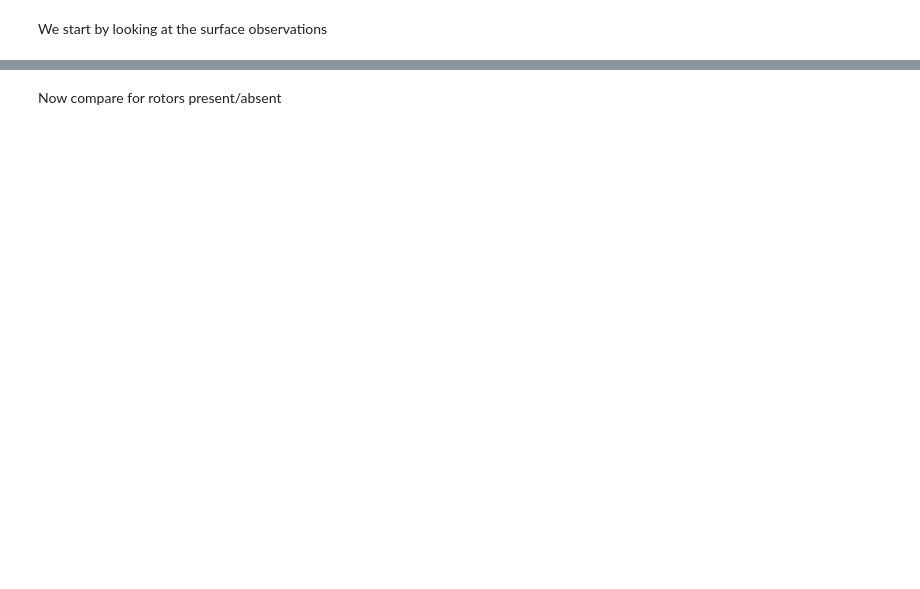
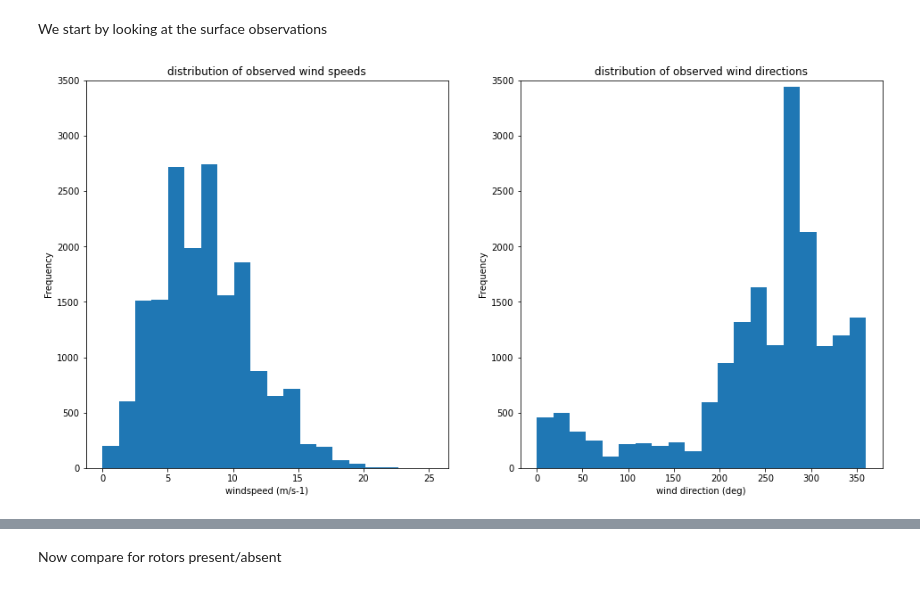
Before and after one commit to informatics-lab/ml_weather_tutorial, a Jupyter notebook: 01_data_exploration.ipynb, the cells around one changed output, grey strips where cells are left out. Cells and saved outputs as stored; diff of their text form; code cells hidden in the pictures; blank space fills up the shorter version.

```diff
--- a/01_data_exploration.ipynb
+++ b/01_data_exploration.ipynb
@@ -124,11 +210,17 @@ We start by looking at the surface observations
 # %%
 fig1 = matplotlib.pyplot.figure('distribution_wind_spevalue_countsirection', figsize=(16,8))
 ax1 = fig1.add_subplot(1,2,1,title='distribution of observed wind speeds')
 falklands_df['wind_speed_obs'].plot.hist(ax=ax1,bins=20)
 ax1.set_xlabel('windspeed (m/s-1)',)
+ax1.set_ylim((0,3500))
+
 ax1 = fig1.add_subplot(1,2,2,title='distribution of observed wind directions')
 falklands_df['wind_direction_obs'].plot.hist(ax=ax1,bins=20)
 ax1.set_xlabel('wind direction (deg)',)
+ax1.set_ylim((0,3500))
+fig1.show()
+# %% [output]
+[figure, added]
 # %%
 fig1 = matplotlib.pyplot.figure('distribution_temp_dewpoint', figsize=(16,8))
 ax1 = fig1.add_subplot(1,2,1,title='distribution of observed air temperatures')
```
Also changed, not shown: parts of 33 cells of this notebook, 3 other files.
